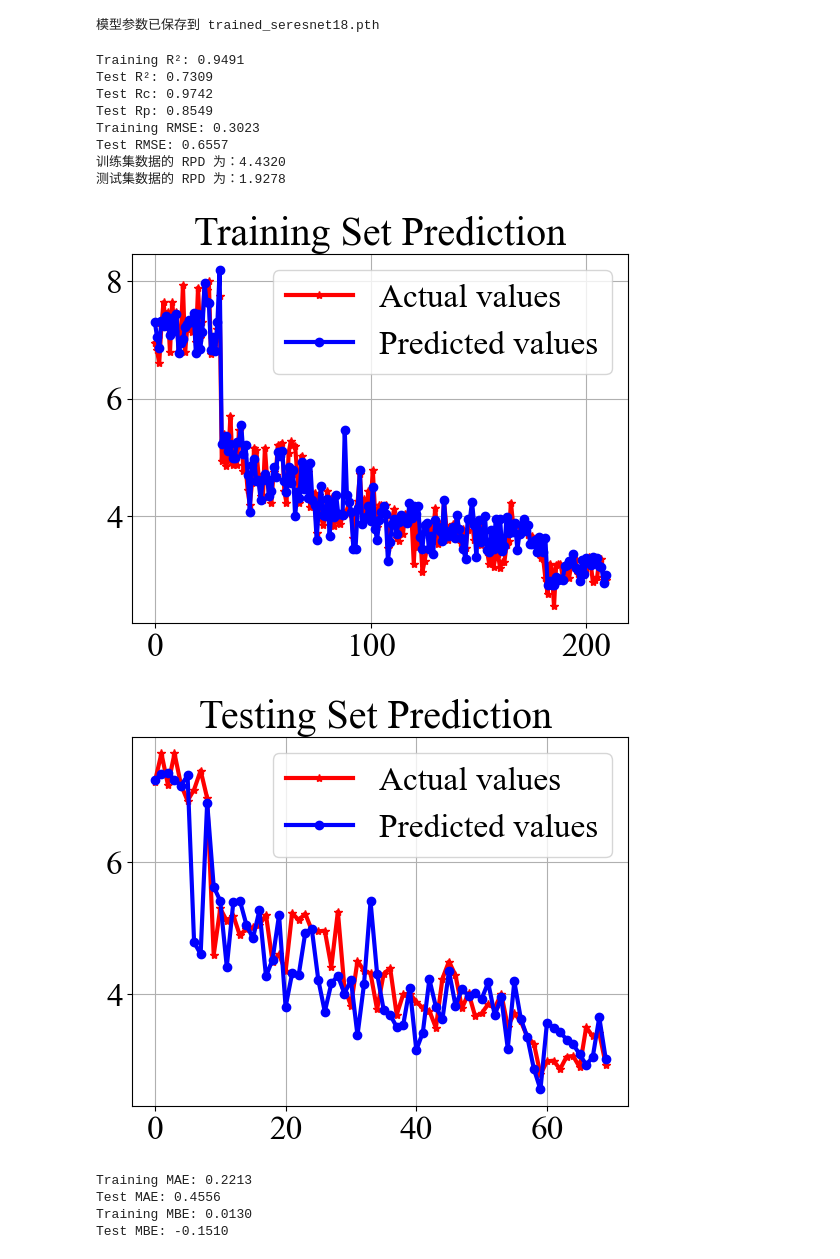
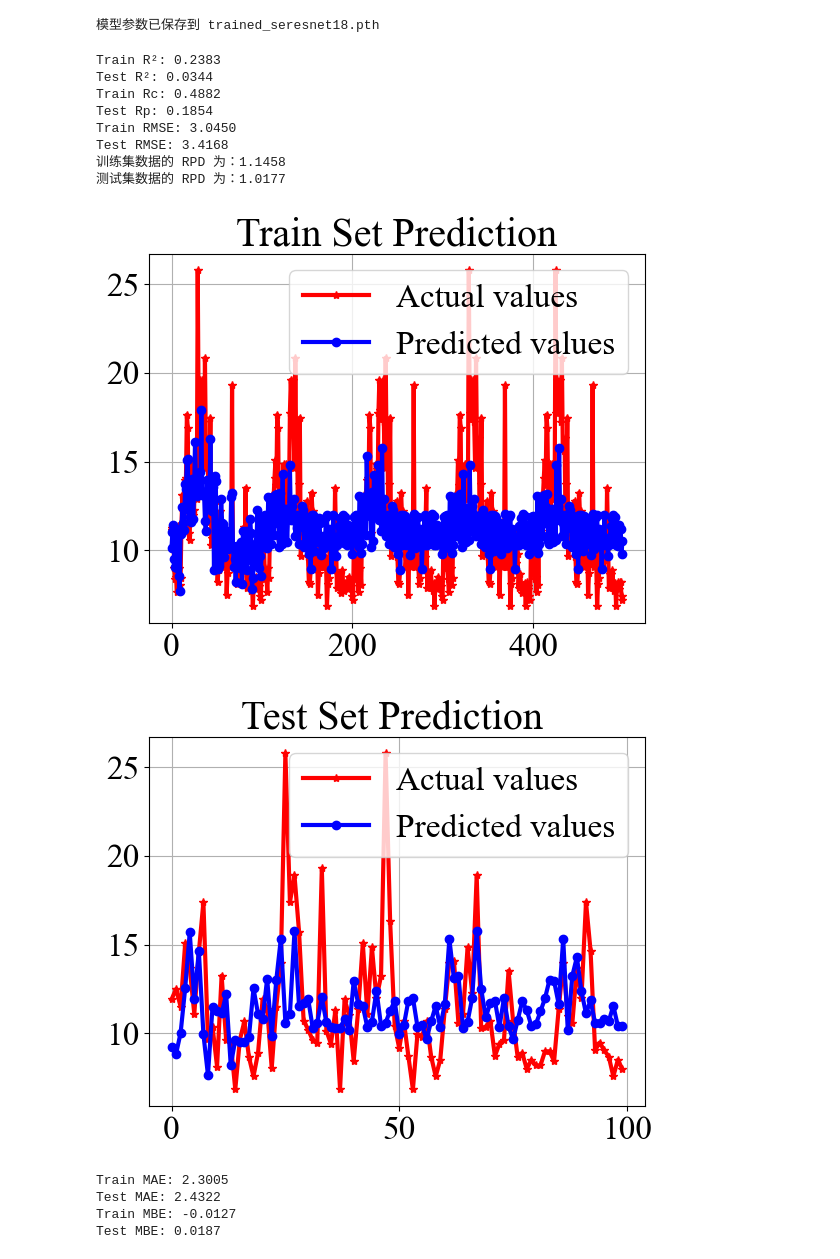
Before and after one commit to Chang-huilin/Content-predication-based-on-multispectral, a Jupyter notebook: Regression algorithm/SE-ResNet-Regressor/SE-ResNet18-Regressor.ipynb, the cells around one changed output. Cells and saved outputs as stored; diff of their text form; code cells hidden in the pictures.

```diff
--- a/Regression algorithm/SE-ResNet-Regressor/SE-ResNet18-Regressor.ipynb
+++ b/Regression algorithm/SE-ResNet-Regressor/SE-ResNet18-Regressor.ipynb
@@ -12,7 +12,7 @@ import math
 import matplotlib.pyplot as plt
 # %%
 # 导入数据
-file_path = r"C:\\Users\\79365\Desktop\多光谱数据\\alldata\\reflc.mat"
+file_path = r"D:\\红茶数据2024.0423\\工业相机\\自然\\DATA\\pf_augmented.mat"
 data = sio.loadmat(file_path)
 # 提取X和Y
 X = data['X']
@@ -172,7 +172,7 @@ model = SEResNet18_Regressor().to(device)
 # 损失函数和优化器
 criterion = nn.MSELoss()
 optimizer = optim.Adam(model.parameters(), lr=0.001)  # Adam 优化器
-scheduler = optim.lr_scheduler.StepLR(optimizer, step_size=100, gamma=0.001)  # 学习率调度器, 每500个epoch将学习率减小为原来的0.1
+scheduler = optim.lr_scheduler.StepLR(optimizer, step_size=100, gamma=0.0001)  # 学习率调度器, 每500个epoch将学习率减小为原来的0.1
 
 # 训练模型
 num_epochs = 500
@@ -243,15 +243,15 @@ test_rmse = np.sqrt(mean_squared_error(Y_test_actual, Y_test_pred))
 train_r2 = 1 - np.sum((Y_train_actual - Y_train_pred) ** 2) / np.sum((Y_train_actual - np.mean(Y_train_actual)) ** 2)
 test_r2 = 1 - np.sum((Y_test_actual - Y_test_pred) ** 2) / np.sum((Y_test_actual - np.mean(Y_test_actual)) ** 2)
 
-print(f'Training R²: {train_r2:.4f}')
+print(f'Train R²: {train_r2:.4f}')
 print(f'Test R²: {test_r2:.4f}')
 
 Rc = math.sqrt(train_r2)
-print(f'Test Rc: {Rc:.4f}')
+print(f'Train Rc: {Rc:.4f}')
 Rp = math.sqrt(test_r2)
 print(f'Test Rp: {Rp:.4f}')
 
-print(f'Training RMSE: {train_rmse:.4f}')
+print(f'Train RMSE: {train_rmse:.4f}')
 print(f'Test RMSE: {test_rmse:.4f}')
 
 # 计算基准数据（实际观测数据）的标准差
@@ -264,51 +264,51 @@ rpd_test = sd_reference_test / test_rmse    # 使用测试集的 RMSE
 
 # 显示结果
 print(f'训练集数据的 RPD 为：{rpd_train:.4f}')
 print(f'测试集数据的 RPD 为：{rpd_test:.4f}')
 # Plotting the prediction results
 plt.figure()
 plt.plot(Y_train_actual, 'r-*', label='Actual values')
 plt.plot(Y_train_pred, 'b-o', label='Predicted values')
-plt.title(f'Training Set Prediction')
+plt.title(f'Train Set Prediction')
 plt.legend()
 plt.grid()
 
 plt.figure()
 plt.plot(Y_test_actual, 'r-*', label='Actual values')
 plt.plot(Y_test_pred, 'b-o', label='Predicted values')
-plt.title(f'Testing Set Prediction ')
+plt.title(f'Test Set Prediction ')
 plt.legend()
 plt.grid()
 
 plt.show()
 
 
 # MAE and MBE calculation
 train_mae = mean_absolute_error(Y_train_actual, Y_train_pred)
 test_mae = mean_absolute_error(Y_test_actual, Y_test_pred)
 
 train_mbe = np.mean(Y_train_pred - Y_train_actual)
 test_mbe = np.mean(Y_test_pred - Y_test_actual)
 
-print(f'Training MAE: {train_mae:.4f}')
+print(f'Train MAE: {train_mae:.4f}')
 print(f'Test MAE: {test_mae:.4f}')
-print(f'Training MBE: {train_mbe:.4f}')
+print(f'Train MBE: {train_mbe:.4f}')
 print(f'Test MBE: {test_mbe:.4f}')
 # %% [output]
-Training R²: 0.9491
-Test R²: 0.7309
-Test Rc: 0.9742
-Test Rp: 0.8549
-Training RMSE: 0.3023
-Test RMSE: 0.6557
-训练集数据的 RPD 为：4.4320
-测试集数据的 RPD 为：1.9278
+Train R²: 0.2383
+Test R²: 0.0344
+Train Rc: 0.4882
+Test Rp: 0.1854
+Train RMSE: 3.0450
+Test RMSE: 3.4168
+训练集数据的 RPD 为：1.1458
+测试集数据的 RPD 为：1.0177
-[figure, old version]
+[figure, new version]
-[figure, old version]
+[figure, new version]
-Training MAE: 0.2213
-Test MAE: 0.4556
-Training MBE: 0.0130
-Test MBE: -0.1510
+Train MAE: 2.3005
+Test MAE: 2.4322
+Train MBE: -0.0127
+Test MBE: 0.0187
 # %%
 import matplotlib.pyplot as plt
 # 调整字体
```
Also changed, not shown: parts of 3 cells of this notebook, 6 other files.
